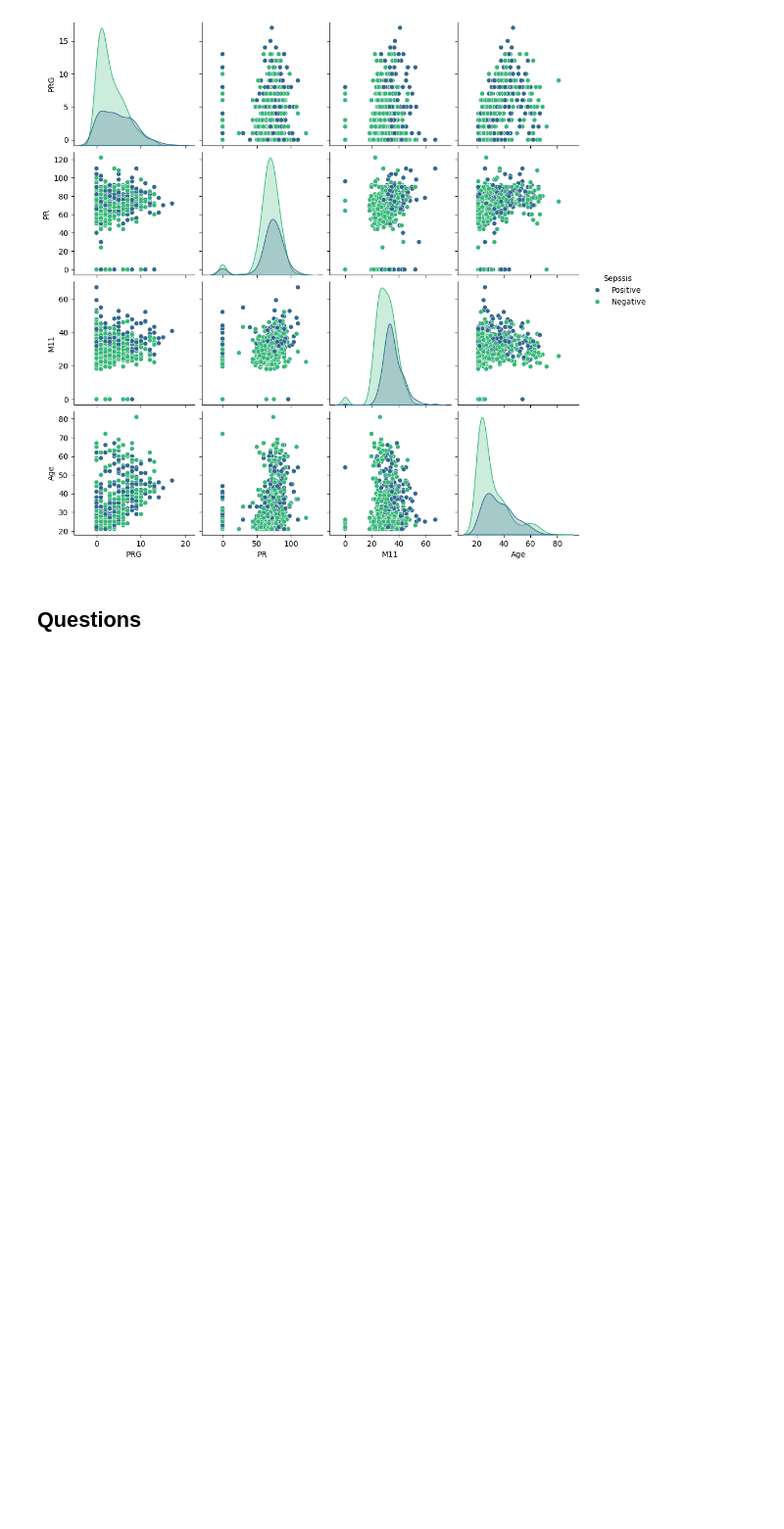
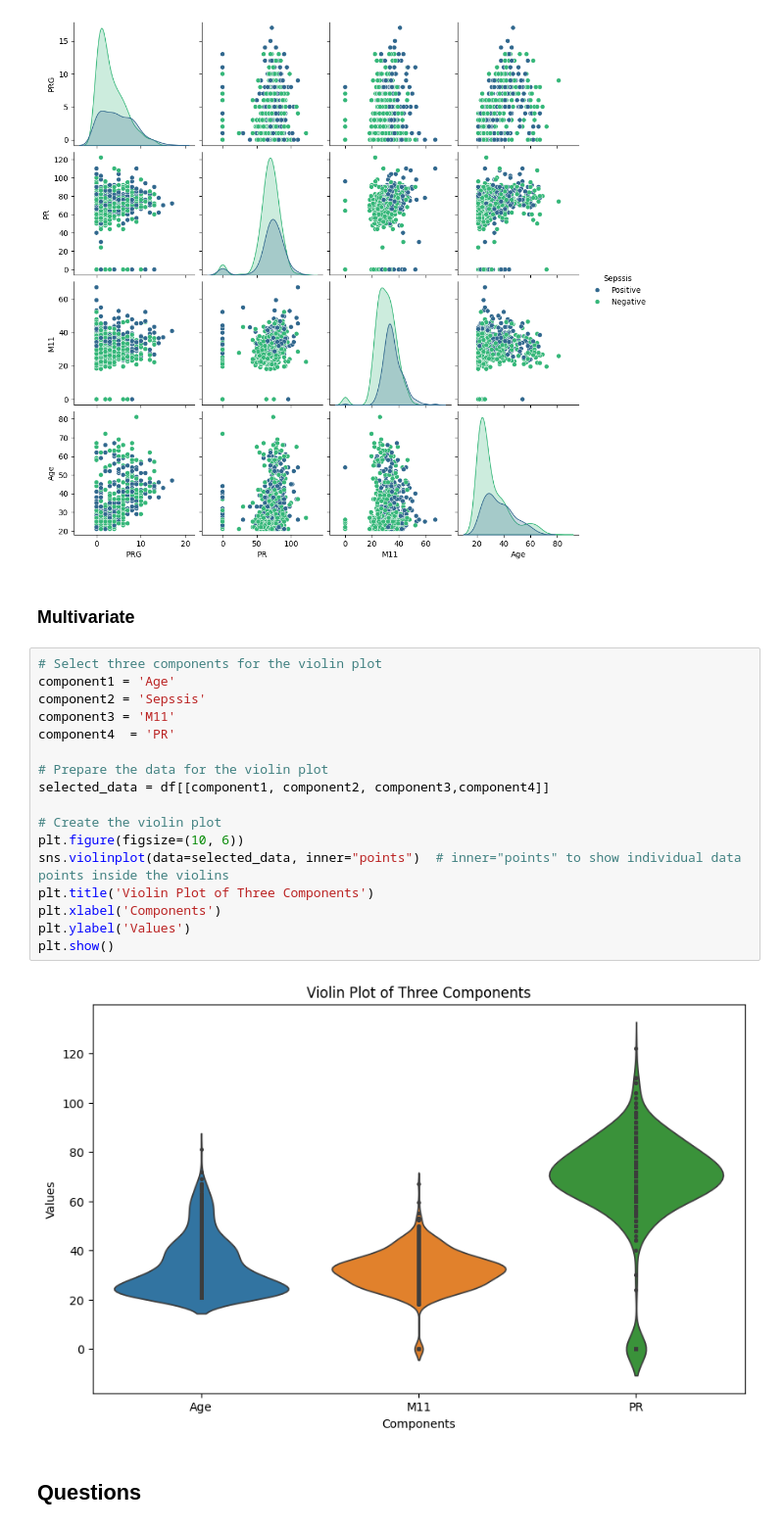
Before and after one commit to qochieng/Career_Accelerator_P5-ML_API, a Jupyter notebook: api.ipynb, the cells around one changed output. Shown at 98% size. Saved outputs shown, nothing was run; the diff lists cells and outputs as text; blank space fills up the shorter version.

```diff
--- a/api.ipynb
+++ b/api.ipynb
@@ -284,6 +275,27 @@ sns.pairplot(data=data,hue='Sepssis',palette='viridis',kind='scatter')
 plt.show()
 # %% [output]
 [figure]
+# %% [markdown]
+### Multivariate
+# %%
+# Select three components for the violin plot
+component1 = 'Age'
+component2 = 'Sepssis'
+component3 = 'M11'
+component4  = 'PR'
+
+# Prepare the data for the violin plot
+selected_data = df[[component1, component2, component3,component4]]
+
+# Create the violin plot
+plt.figure(figsize=(10, 6))
+sns.violinplot(data=selected_data, inner="points")  # inner="points" to show individual data points inside the violins
+plt.title('Violin Plot of Three Components')
+plt.xlabel('Components')
+plt.ylabel('Values')
+plt.show()
+# %% [output]
+[figure, added]
 # %% [markdown]
 ## **Questions**
 # %% [markdown]
```
Also changed, not shown: parts of 30 cells of this notebook.
